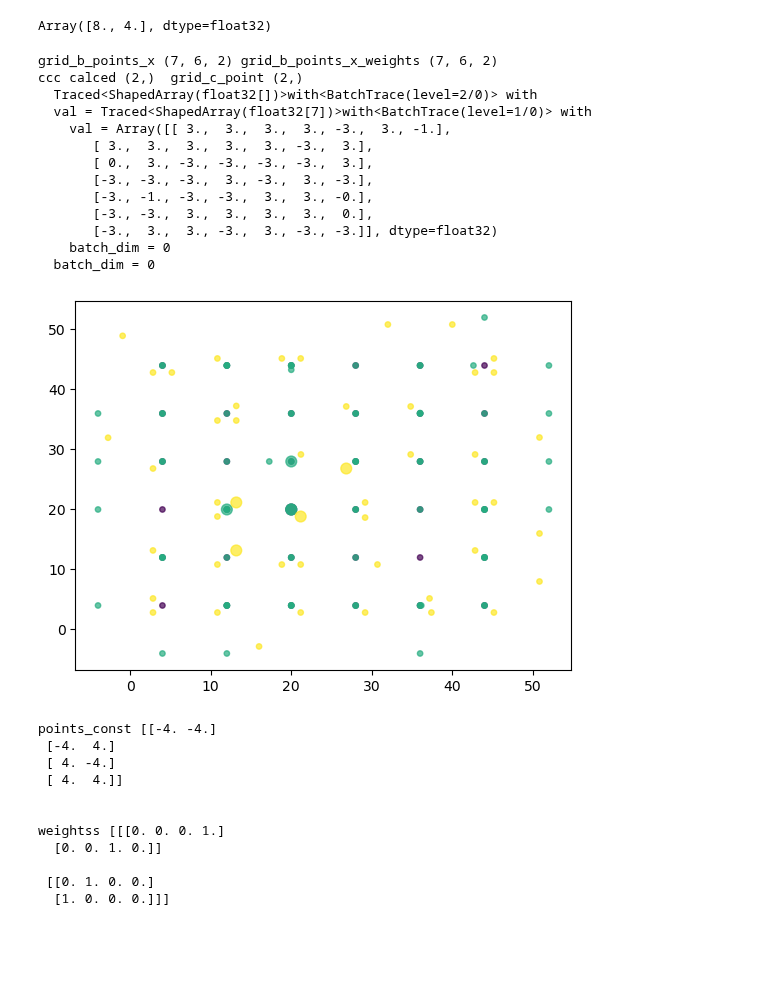
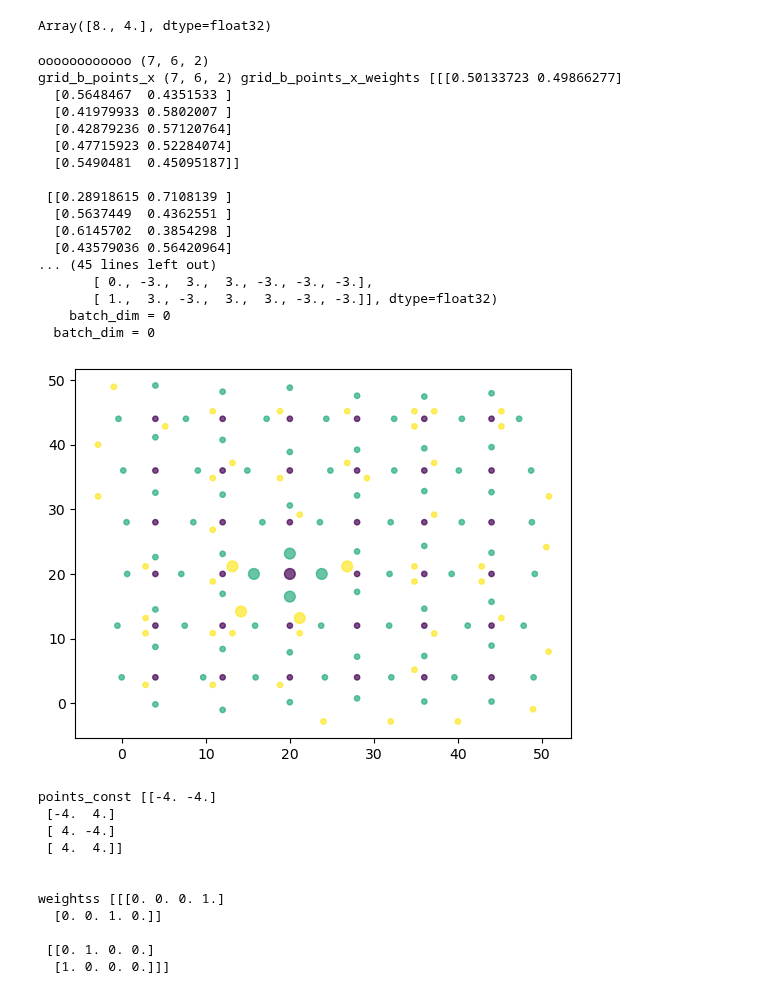
Before and after one commit to jakubMitura14/jax_cpu_experiments_b, a Jupyter notebook: geometric_sv_idea/ideas_geometric_sv.ipynb, the cells around one changed output. Cells and saved outputs as stored; diff of their text form; code cells hidden in the pictures; blank space fills up the shorter version.

```diff
--- a/geometric_sv_idea/ideas_geometric_sv.ipynb
+++ b/geometric_sv_idea/ideas_geometric_sv.ipynb
@@ -183,13 +183,21 @@ def get_4_point_loc(points_const,point_weights,half_r):
     # calced=calced/(jnp.max(calced.flatten())+0.00001)
     return calced*half_r_bigger
 
+def divide_my(el):
+    # print(f"aaaaaaaaaaaaa {el}")
+    res=el[0]/jnp.sum(el)
+    return jnp.array([res,1-res])
+v_divide_my= jax.vmap( divide_my,in_axes=0)
+v_v_divide_my= jax.vmap( v_divide_my,in_axes=0)
+
 def get_b_x_weights(weights):
     weights_curr=weights[:,:,0:2]
     grid_b_points_x_weights_0=np.pad(weights_curr[:,:,0],((1,0),(0,0)))
     grid_b_points_x_weights_1=np.pad(weights_curr[:,:,1],((0,1),(0,0)))
     grid_b_points_x_weights= np.stack([grid_b_points_x_weights_0,grid_b_points_x_weights_1],axis=-1)
-
-    return nn.softmax(grid_b_points_x_weights*100,axis=-1)
+    print(f"oooooooooooo {grid_b_points_x_weights.shape}")
+    grid_b_points_x_weights=nn.sigmoid(grid_b_points_x_weights)
+    return v_v_divide_my(grid_b_points_x_weights)
 
 
 def get_b_y_weights(weights):
@@ -197,8 +205,9 @@ def get_b_y_weights(weights):
     grid_b_points_y_weights_0=np.pad(weights_curr[:,:,0],((0,0),(1,0)))
     grid_b_points_y_weights_1=np.pad(weights_curr[:,:,1],((0,0),(0,1)))
     grid_b_points_y_weights= np.stack([grid_b_points_y_weights_0,grid_b_points_y_weights_1],axis=-1)
-
-    return nn.softmax(grid_b_points_y_weights*100,axis=-1)
+    grid_b_points_y_weights=nn.sigmoid(grid_b_points_y_weights)
+    return v_v_divide_my(grid_b_points_y_weights)
+# return nn.softmax(grid_b_points_y_weights*100,axis=-1)
 
 
 grid_b_points_x_weights=get_b_x_weights(weights)
@@ -238,46 +247,50 @@ def apply_for_four_weights(grid_c_points_weight,grid_c_point,half_r):
     calced=get_4_point_loc(points_const,grid_c_points_weight,half_r)
     print(f"ccc calced {calced.shape}  grid_c_point {grid_c_point.shape} \n  {jnp.round(calced)[0]}")
 
     return calced+grid_c_point
 v_apply_for_four_weights=jax.vmap(apply_for_four_weights,in_axes=(0,0,None))
 v_v_apply_for_four_weights=jax.vmap(v_apply_for_four_weights,in_axes=(0,0,None))
 
 
 def move_in_axis(point,weights,axis,half_r ):
     """
     point can move up or down axis no more than half_r from current position
     weights indicate how strongly it shoul go down (element 0) and up the axis
     """
     return point.at[axis].set(point[axis]-weights[0]*half_r + weights[1]*half_r)
 v_move_in_axis= jax.vmap(move_in_axis,in_axes=(0,0,None,None))
 v_v_move_in_axis= jax.vmap(v_move_in_axis,in_axes=(0,0,None,None))
 
-print(f"grid_b_points_x {grid_b_points_x.shape} grid_b_points_x_weights {grid_b_points_x_weights.shape} ")
+print(f"grid_b_points_x {grid_b_points_x.shape} grid_b_points_x_weights {grid_b_points_x_weights} ")
 
 grid_b_points_x=v_v_move_in_axis(grid_b_points_x,grid_b_points_x_weights,0, half_r)
 grid_b_points_y=v_v_move_in_axis(grid_b_points_y,grid_b_points_y_weights,1, half_r)
 
 grid_c_points_weights=get_for_four_weights(weights)
 grid_c_points=v_v_apply_for_four_weights(grid_c_points_weights,grid_c_points,half_r)
 
 
 
 disp_grid(grid_a_points,grid_b_points_x,grid_b_points_y,grid_c_points)
 # %% [output]
-grid_b_points_x (7, 6, 2) grid_b_points_x_weights (7, 6, 2)
-ccc calced (2,)  grid_c_point (2,)
-  Traced<ShapedArray(float32[])>with<BatchTrace(level=2/0)> with
-  val = Traced<ShapedArray(float32[7])>with<BatchTrace(level=1/0)> with
-    val = Array([[ 3.,  3.,  3.,  3., -3.,  3., -1.],
-       [ 3.,  3.,  3.,  3.,  3., -3.,  3.],
-       [ 0.,  3., -3., -3., -3., -3.,  3.],
-       [-3., -3., -3.,  3., -3.,  3., -3.],
-       [-3., -1., -3., -3.,  3.,  3., -0.],
-       [-3., -3.,  3.,  3.,  3.,  3.,  0.],
-       [-3.,  3.,  3., -3.,  3., -3., -3.]], dtype=float32)
+oooooooooooo (7, 6, 2)
+grid_b_points_x (7, 6, 2) grid_b_points_x_weights [[[0.50133723 0.49866277]
+  [0.5648467  0.4351533 ]
+  [0.41979933 0.5802007 ]
+  [0.42879236 0.57120764]
+  [0.47715923 0.52284074]
+  [0.5490481  0.45095187]]
+
+ [[0.28918615 0.7108139 ]
+  [0.5637449  0.4362551 ]
+  [0.6145702  0.3854298 ]
+  [0.43579036 0.56420964]
+... (45 lines left out)
+       [ 0., -3.,  3.,  3., -3., -3., -3.],
+       [ 1.,  3., -3.,  3.,  3., -3., -3.]], dtype=float32)
     batch_dim = 0
   batch_dim = 0
-[figure, old version]
+[figure, new version]
 # %%
 points_const=jnp.stack([  jnp.array([-half_r,-half_r])
                             ,jnp.array([-half_r,half_r])
```
Also changed, not shown: 2 other files.
